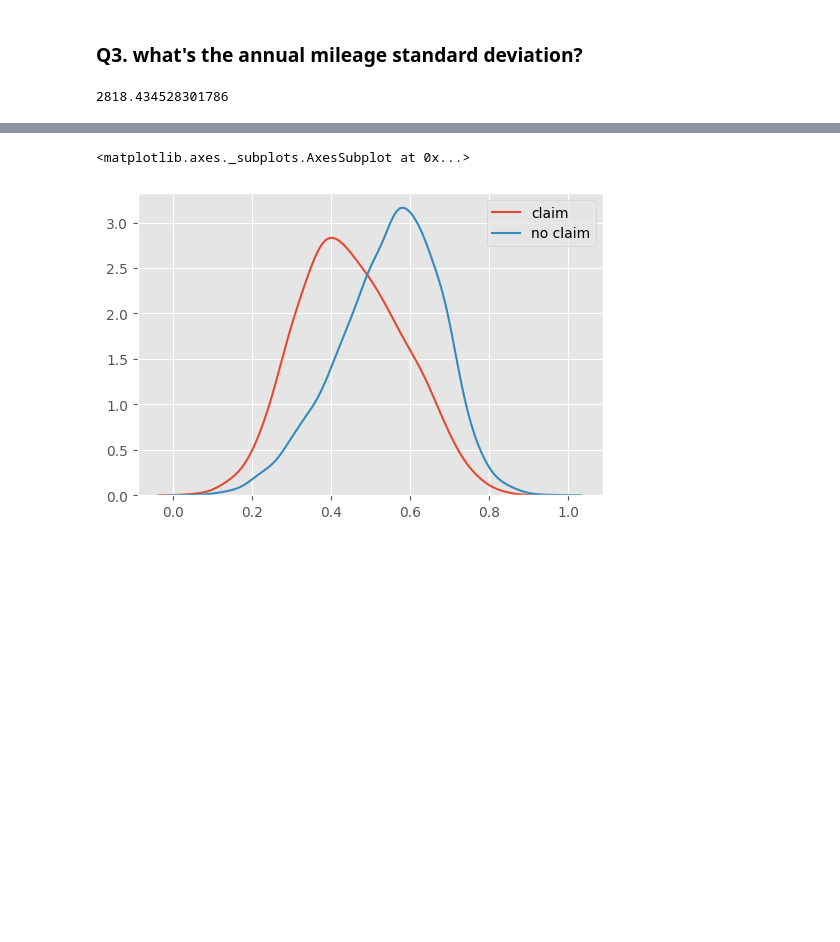
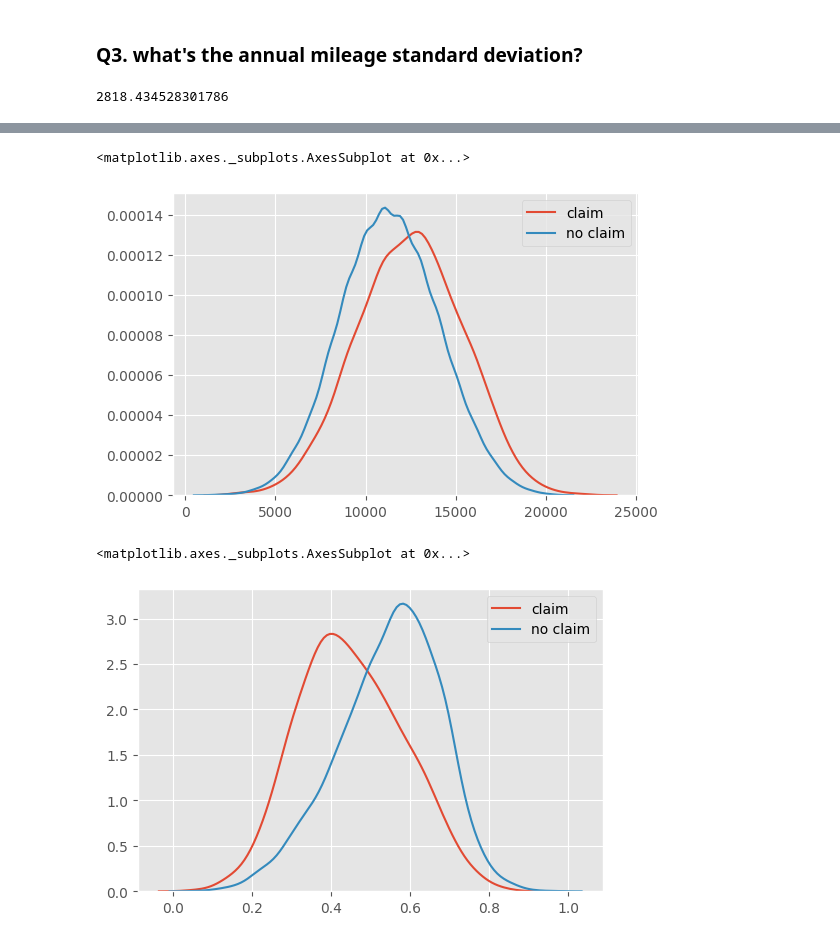
Before and after one commit to minggli/python-pp, a Jupyter notebook: bayes_logistic.ipynb, the cells around one changed output, grey strips where cells are left out. Saved outputs shown, nothing was run; the diff lists cells and outputs as text; code cells hidden in the pictures; blank space fills up the shorter version.

```diff
--- a/bayes_logistic.ipynb
+++ b/bayes_logistic.ipynb
@@ -183,3 +190,9 @@ Text(0.5, 1.0, 'feature importance (95% CI, n=100) using Decision Tree')
+# %%
+sns.kdeplot(df_cust["annual_mileage"][df_cust["outcome"] == 1], label="claim")
+sns.kdeplot(df_cust["annual_mileage"][df_cust["outcome"] == 0], label="no claim")
+# %% [output]
+<matplotlib.axes._subplots.AxesSubplot at 0x...>
+[figure, added]
 # %%
 sns.kdeplot(df_cust["credit_score"][df_cust["outcome"] == 1], label="claim")
 sns.kdeplot(df_cust["credit_score"][df_cust["outcome"] == 0], label="no claim")
```
Also changed, not shown: parts of 73 cells of this notebook.
